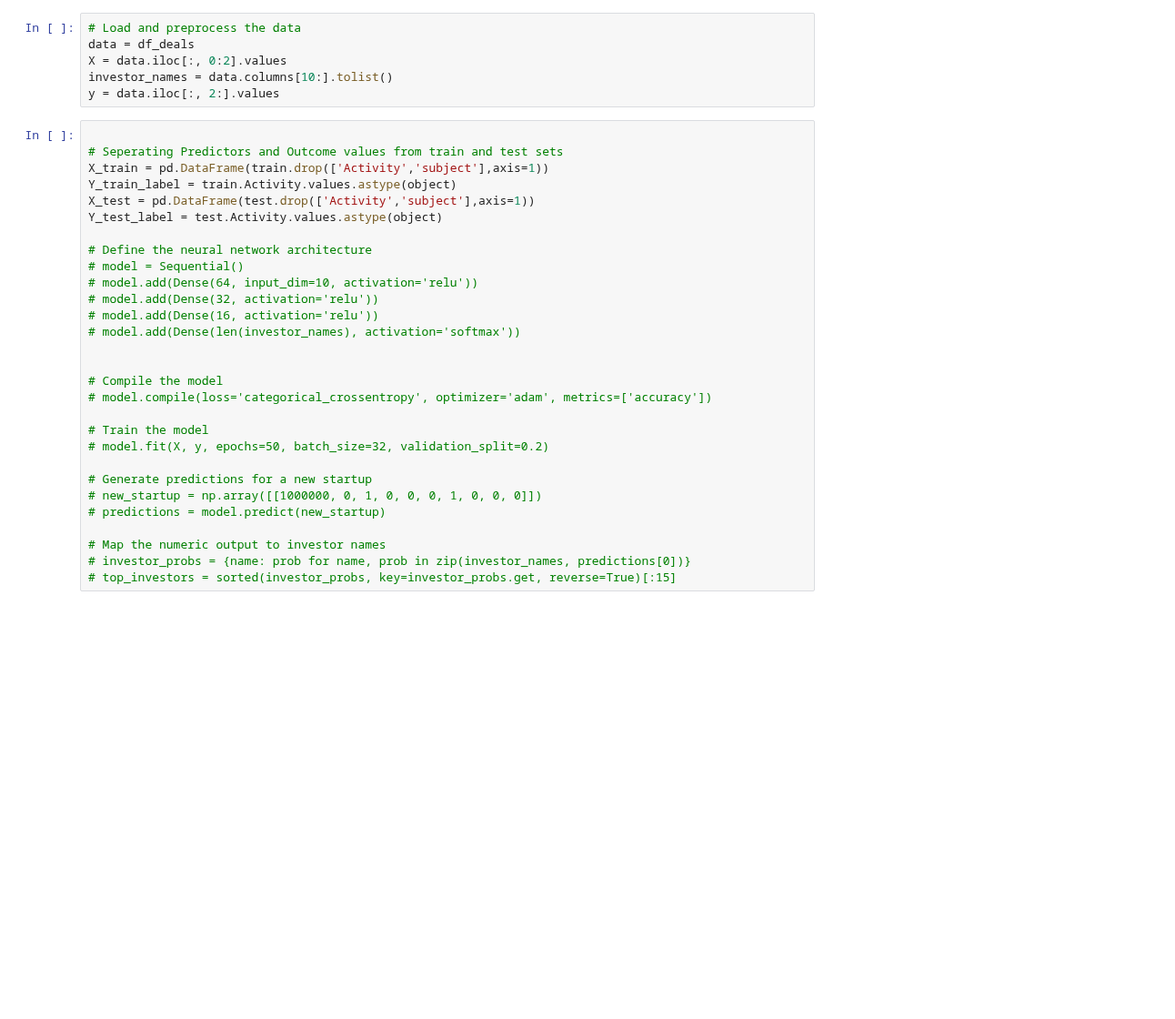
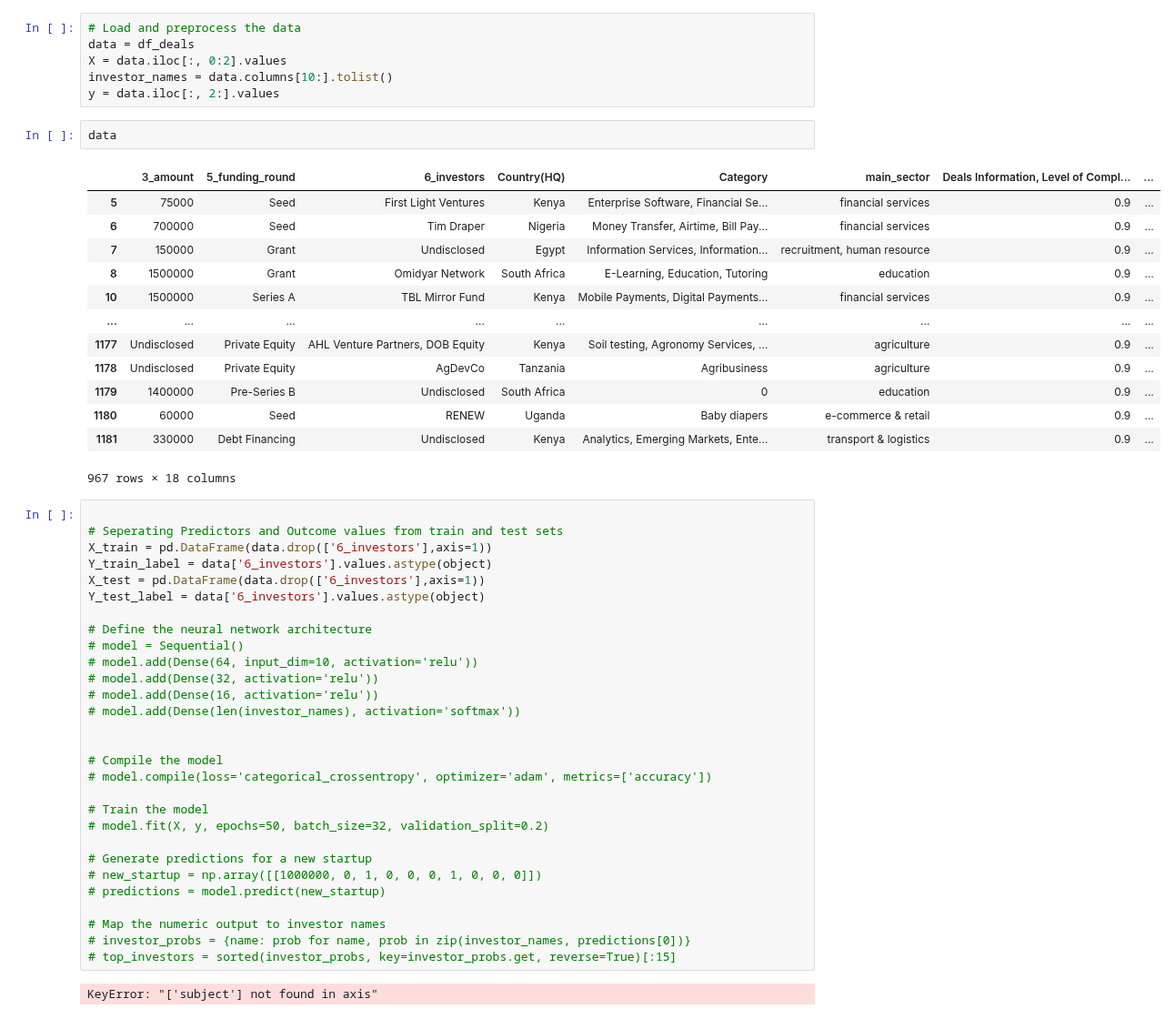
Before and after one commit to masete/Digest-Africa, a Jupyter notebook: Initial model/Digest_NN_pred_investor.ipynb, the cells around one changed output. Shown at 91% size. Cells and saved outputs as stored; diff of their text form; blank space fills up the shorter version.

Commit message:
train and test

```diff
--- a/Initial model/Digest_NN_pred_investor.ipynb
+++ b/Initial model/Digest_NN_pred_investor.ipynb
@@ -419,13 +419,29 @@ data = df_deals
 X = data.iloc[:, 0:2].values
 investor_names = data.columns[10:].tolist()
 y = data.iloc[:, 2:].values
+# %%
+data
+# %% [output]
+|  | 3_amount | 5_funding_round | 6_investors | Country(HQ) | Category | main_sector | Deals Information, Level of Compl... | ... |
+| 5 | 75000 | Seed | First Light Ventures | Kenya | Enterprise Software, Financial Se... | financial services | 0.9 | ... |
+| 6 | 700000 | Seed | Tim Draper | Nigeria | Money Transfer, Airtime, Bill Pay... | financial services | 0.9 | ... |
+| 7 | 150000 | Grant | Undisclosed | Egypt | Information Services, Information... | recruitment, human resource | 0.9 | ... |
+| 8 | 1500000 | Grant | Omidyar Network | South Africa | E-Learning, Education, Tutoring | education | 0.9 | ... |
+| 10 | 1500000 | Series A | TBL Mirror Fund | Kenya | Mobile Payments, Digital Payments... | financial services | 0.9 | ... |
+| ... | ... | ... | ... | ... | ... | ... | ... | ... |
+| 1177 | Undisclosed | Private Equity | AHL Venture Partners, DOB Equity | Kenya | Soil testing, Agronomy Services, ... | agriculture | 0.9 | ... |
+| 1178 | Undisclosed | Private Equity | AgDevCo | Tanzania | Agribusiness | agriculture | 0.9 | ... |
+| 1179 | 1400000 | Pre-Series B | Undisclosed | South Africa | 0 | education | 0.9 | ... |
+| 1180 | 60000 | Seed | RENEW | Uganda | Baby diapers | e-commerce & retail | 0.9 | ... |
+| 1181 | 330000 | Debt Financing | Undisclosed | Kenya | Analytics, Emerging Markets, Ente... | transport & logistics | 0.9 | ... |
+967 rows × 18 columns
 # %%
 
 # Seperating Predictors and Outcome values from train and test sets
-X_train = pd.DataFrame(train.drop(['Activity','subject'],axis=1))
-Y_train_label = train.Activity.values.astype(object)
-X_test = pd.DataFrame(test.drop(['Activity','subject'],axis=1))
-Y_test_label = test.Activity.values.astype(object)
+X_train = pd.DataFrame(data.drop(['6_investors'],axis=1))
+Y_train_label = data['6_investors'].values.astype(object)
+X_test = pd.DataFrame(data.drop(['6_investors'],axis=1))
+Y_test_label = data['6_investors'].values.astype(object)
 
 # Define the neural network architecture
 # model = Sequential()
@@ -448,3 +464,5 @@ Y_test_label = test.Activity.values.astype(object)
 # Map the numeric output to investor names
 # investor_probs = {name: prob for name, prob in zip(investor_names, predictions[0])}
 # top_investors = sorted(investor_probs, key=investor_probs.get, reverse=True)[:15]
+# %% [output]
+KeyError: "['subject'] not found in axis"
```
